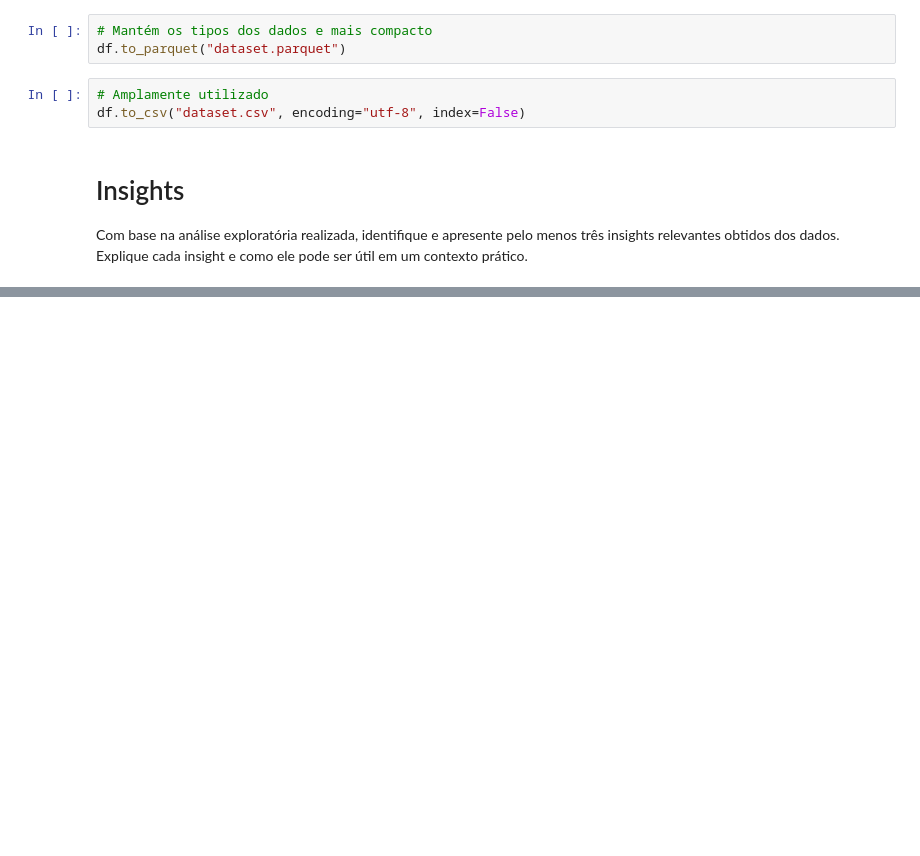
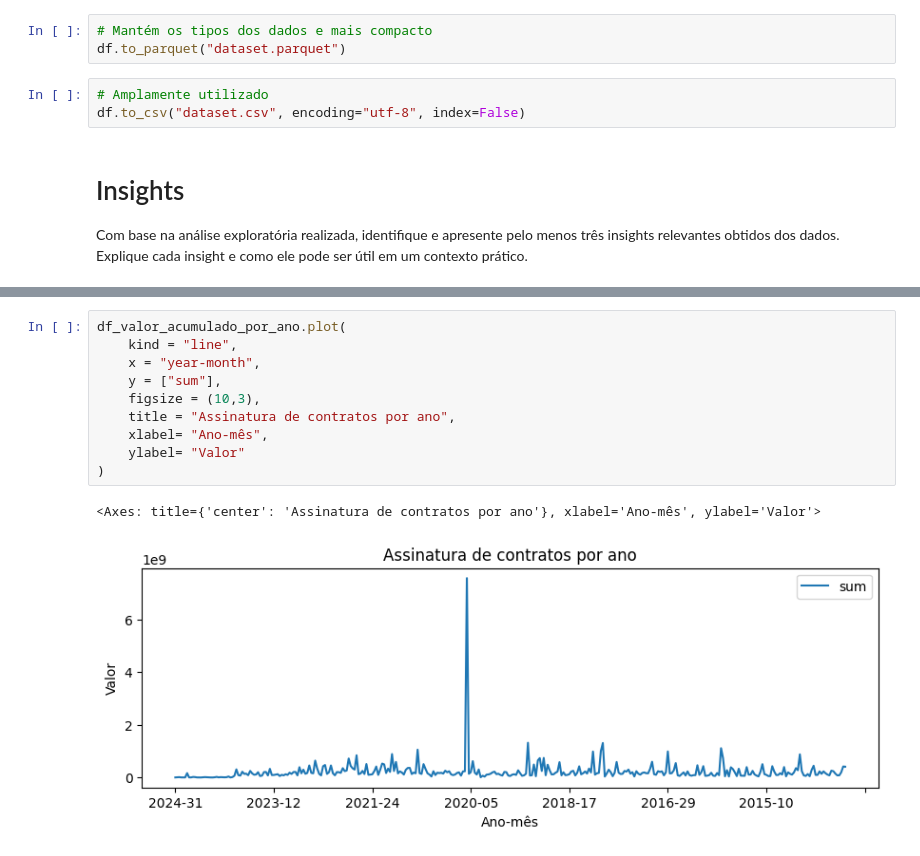
Before and after one commit to kandarpagalas/processamento-dados-api-contratos-gov-ce, a Jupyter notebook: Trabalho Processamento de dados.ipynb, the cells around one changed output, grey strips where cells are left out. Cells and saved outputs as stored; diff of their text form; blank space fills up the shorter version.

```diff
--- a/Trabalho Processamento de dados.ipynb
+++ b/Trabalho Processamento de dados.ipynb
@@ -733 +930,14 @@ df_insignt_01.plot(
+# %%
+df_valor_acumulado_por_ano.plot(
+    kind = "line",
+    x = "year-month",
+    y = ["sum"],
+    figsize = (10,3),
+    title = "Assinatura de contratos por ano",
+    xlabel= "Ano-mês",
+    ylabel= "Valor"
+)
+# %% [output]
+<Axes: title={'center': 'Assinatura de contratos por ano'}, xlabel='Ano-mês', ylabel='Valor'>
+[figure, added]
 # %% [markdown]
```
Also changed, not shown: parts of 38 cells of this notebook, 1 other file.
